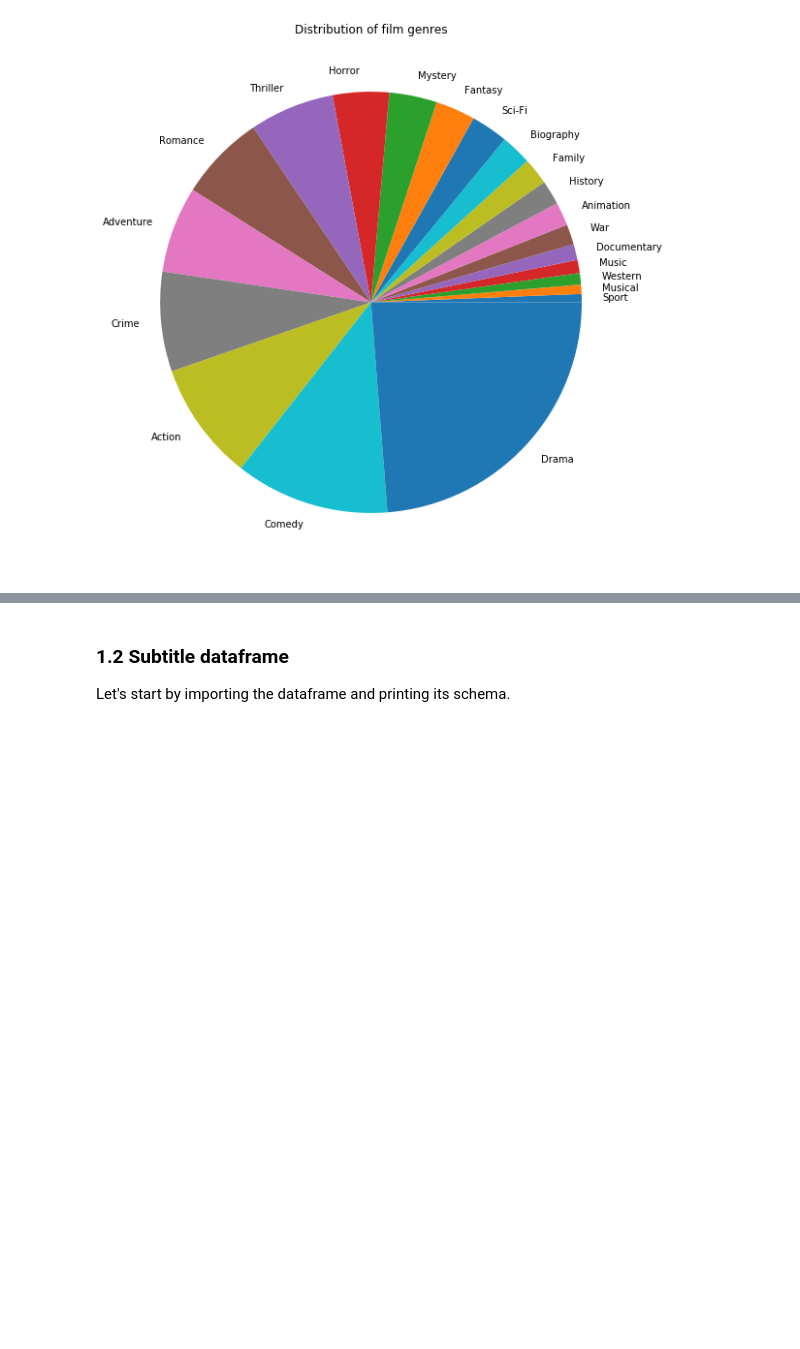
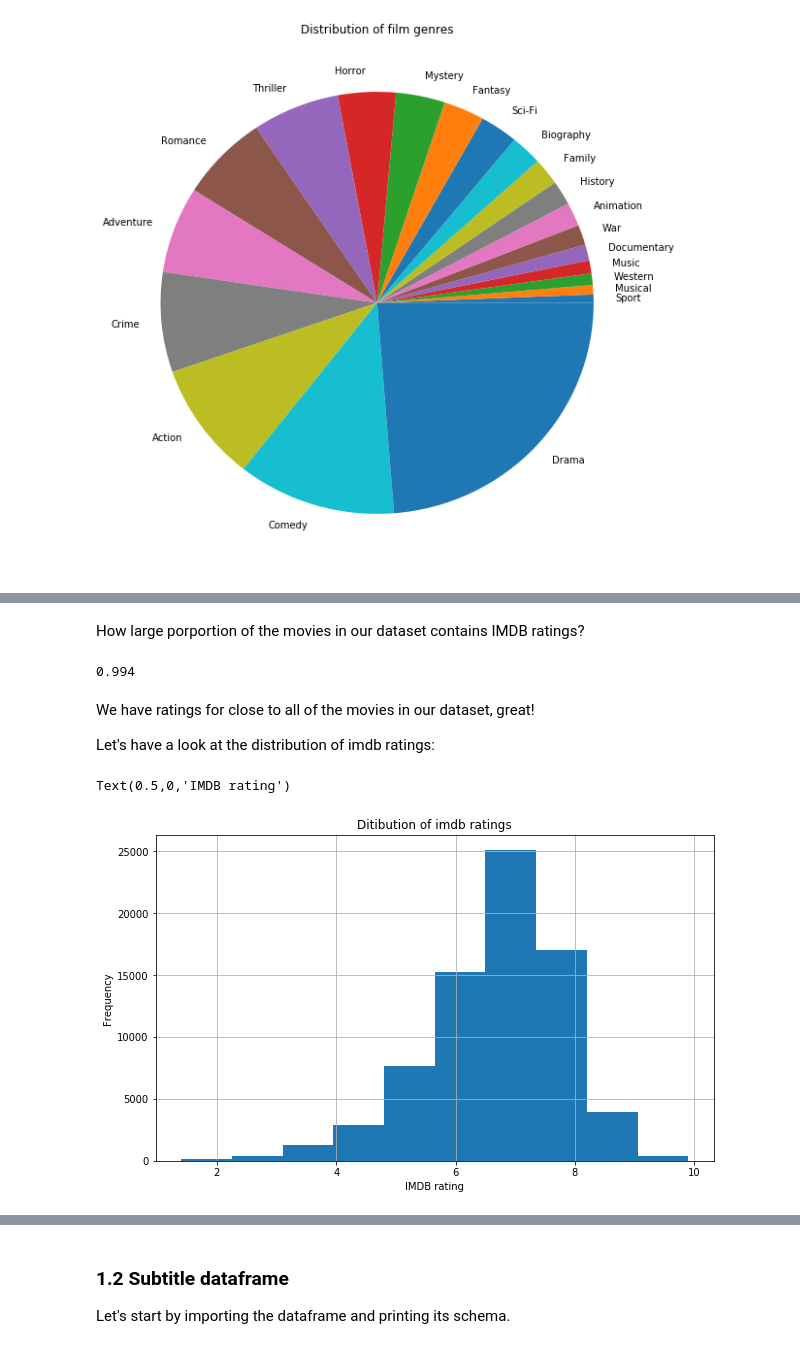
Before and after one commit to RobertInjac/ADA-Project-2018-OpenSubtitles, a Jupyter notebook: Project.ipynb, the cells around one changed output, grey strips where cells are left out. Saved outputs shown, nothing was run; the diff lists cells and outputs as text; code cells hidden in the pictures; blank space fills up the shorter version.

```diff
--- a/Project.ipynb
+++ b/Project.ipynb
@@ -525,0 +573,26 @@ plt.show()
+# %%
+movies_with_rating = movies.filter(F.col("averageRating").isNotNull())
+# %% [markdown]
+How large porportion of the movies in our dataset contains IMDB ratings?
+# %%
+number_of_movies_with_ratings = movies_with_rating.count()
+number_of_movies = movies.count()
+round(number_of_movies_with_ratings / number_of_movies, 3)
+# %% [output]
+0.994
+# %% [markdown]
+We have ratings for close to all of the movies in our dataset, great!
+
+Let's have a look at the distribution of imdb ratings:
+# %%
+movies_with_ratings_pandas = movies_with_rating.toPandas()
+movies_with_ratings_pandas['numVotes'] = movies_with_ratings_pandas['numVotes'].astype(int)
+movies_with_ratings_pandas['averageRating'] = movies_with_ratings_pandas['averageRating'].astype(float)
+# %%
+ax = movies_with_ratings_pandas['averageRating']\
+    .plot\
+    .hist(title="Ditibution of imdb ratings", grid=True, figsize=(10,6))
+ax.set_xlabel("IMDB rating")
+# %% [output]
+Text(0.5,0,'IMDB rating')
+[figure, added]
```
Also changed, not shown: parts of 61 cells of this notebook.
